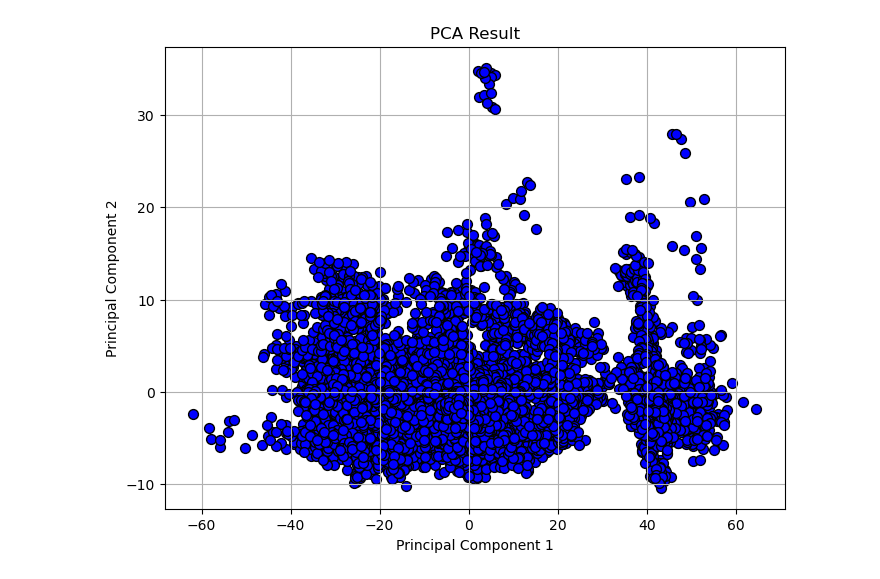
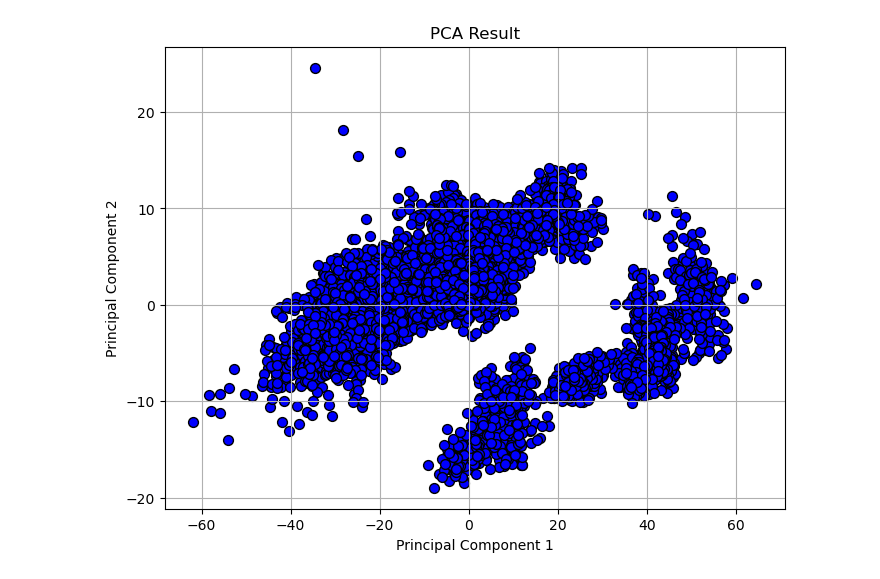
Before and after one commit to Ajb2307/exo-comets, a Jupyter notebook: ProjectExoComet/PCA_test.ipynb, the cells around one changed output. Drawn from its saved outputs; the diff is of its cells as text; code cells hidden in the pictures.

```diff
--- a/ProjectExoComet/PCA_test.ipynb
+++ b/ProjectExoComet/PCA_test.ipynb
@@ -20,5 +20,5 @@ columns already dropped
 # %%
-n_componets = 6
+n_componets = 2
 
 # Standardize the data
 scaler = StandardScaler()
@@ -33,11 +33,11 @@ pca_df = pd.DataFrame(data=principal_components, columns=["PC"+str(i) for i in r
 # %%
 # Visualize the results
 plt.figure(figsize=(8, 6))
-plt.scatter(pca_df['PC1'], pca_df['PC3'], c='blue', edgecolor='k', s=50)
+plt.scatter(pca_df['PC1'], pca_df['PC2'], c='blue', edgecolor='k', s=50)
 plt.xlabel('Principal Component 1')
 plt.ylabel('Principal Component 2')
 plt.title('PCA Result')
 plt.grid()
 plt.show()
 # %% [output]
-[figure, old version]
+[figure, new version]
```
Also changed, not shown: parts of 4 cells of this notebook.
